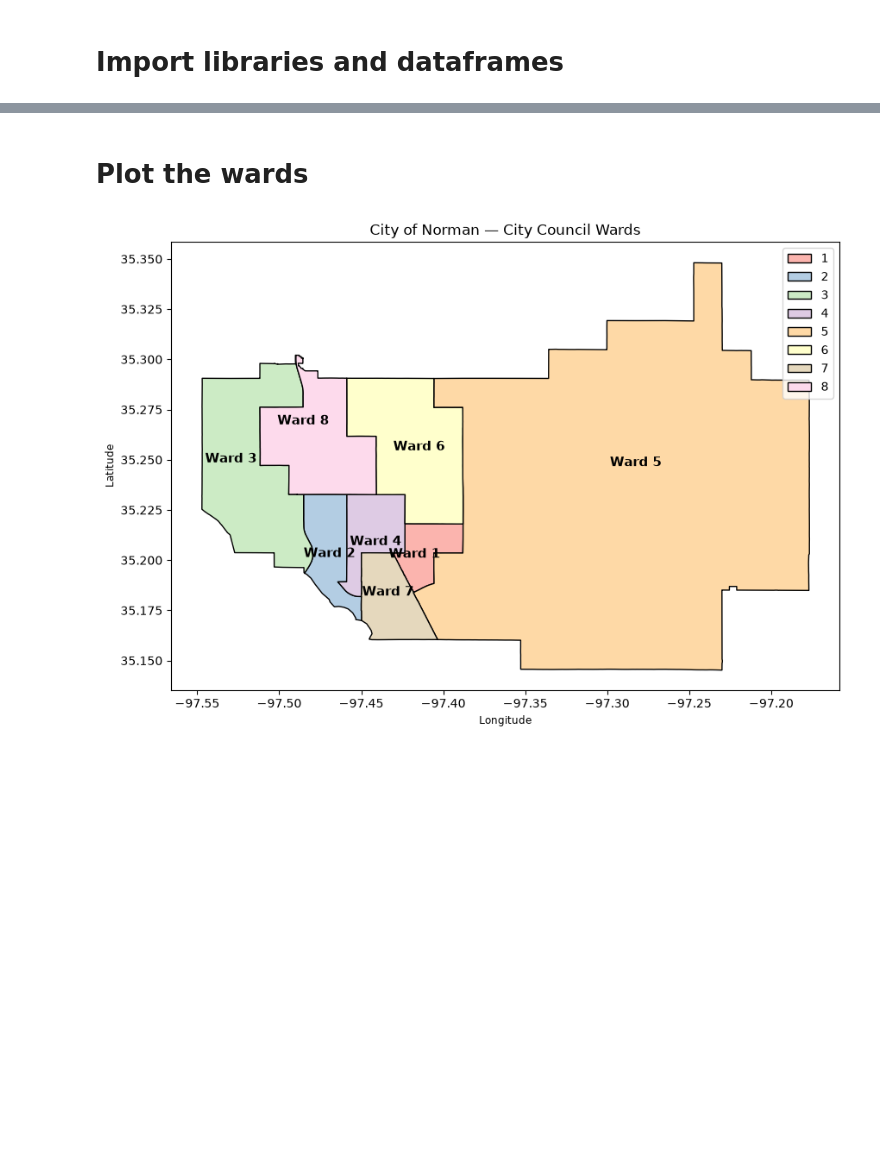
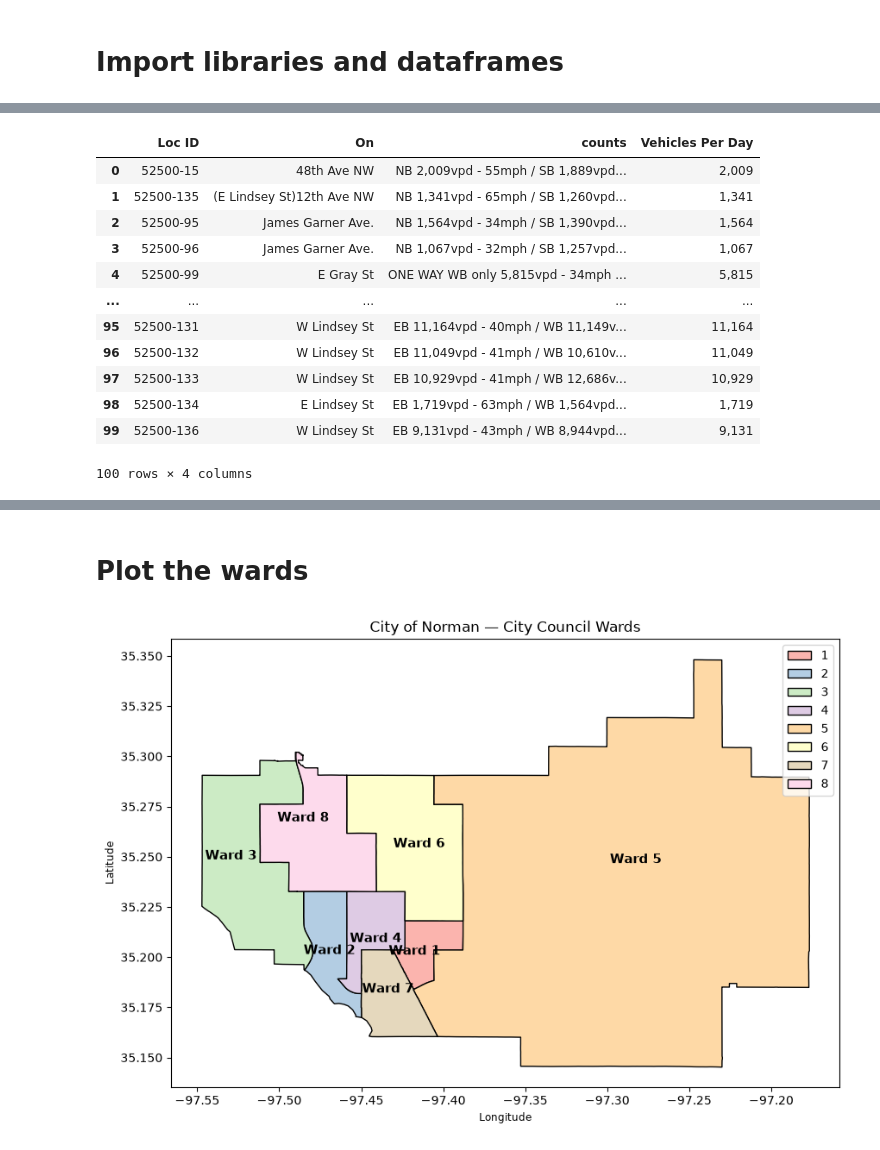
Before and after one commit to Karcinogen-scion/MIS-3213-Case-Competition, a Jupyter notebook: notebook.ipynb, the cells around one changed output, grey strips where cells are left out. Cells and saved outputs as stored; diff of their text form; code cells hidden in the pictures; blank space fills up the shorter version.

```diff
--- a/notebook.ipynb
+++ b/notebook.ipynb
@@ -71,0 +123,20 @@ df19 = df19
+# %%
+df23_reduced = df23[['Loc ID','On','Unnamed: 11']]
+pd.set_option("display.max_colwidth", None)
+df23_reduced = df23_reduced.rename(columns={"Unnamed: 11": "counts"})
+df23_reduced['Vehicles Per Day'] = df23_reduced['counts'].str.extract(r"([\d,]+)\s*vpd")
+df23_reduced
+# %% [output]
+|  | Loc ID | On | counts | Vehicles Per Day |
+| 0 | 52500-15 | 48th Ave NW | NB 2,009vpd - 55mph / SB 1,889vpd... | 2,009 |
+| 1 | 52500-135 | (E Lindsey St)12th Ave NW | NB 1,341vpd - 65mph / SB 1,260vpd... | 1,341 |
+| 2 | 52500-95 | James Garner Ave. | NB 1,564vpd - 34mph / SB 1,390vpd... | 1,564 |
+| 3 | 52500-96 | James Garner Ave. | NB 1,067vpd - 32mph / SB 1,257vpd... | 1,067 |
+| 4 | 52500-99 | E Gray St | ONE WAY WB only 5,815vpd - 34mph ... | 5,815 |
+| ... | ... | ... | ... | ... |
+| 95 | 52500-131 | W Lindsey St | EB 11,164vpd - 40mph / WB 11,149v... | 11,164 |
+| 96 | 52500-132 | W Lindsey St | EB 11,049vpd - 41mph / WB 10,610v... | 11,049 |
+| 97 | 52500-133 | W Lindsey St | EB 10,929vpd - 41mph / WB 12,686v... | 10,929 |
+| 98 | 52500-134 | E Lindsey St | EB 1,719vpd - 63mph / WB 1,564vpd... | 1,719 |
+| 99 | 52500-136 | W Lindsey St | EB 9,131vpd - 43mph / WB 8,944vpd... | 9,131 |
+100 rows × 4 columns
```
Also changed, not shown: parts of 6 cells of this notebook, 1 other file.
